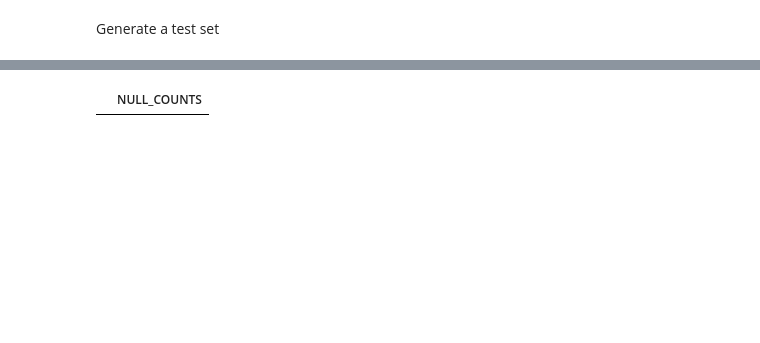
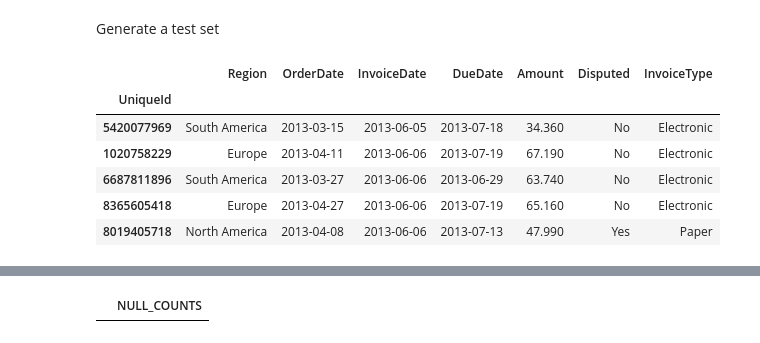
Before and after one commit to behrooz-a/ML_model_predict_delay, a Jupyter notebook: ML_model_predict_delay.ipynb, the cells around one changed output, grey strips where cells are left out. Saved outputs shown, nothing was run; the diff lists cells and outputs as text; code cells hidden in the pictures; blank space fills up the shorter version.

```diff
--- a/ML_model_predict_delay.ipynb
+++ b/ML_model_predict_delay.ipynb
@@ -253,3 +281,17 @@ X_train4=X_train1.to_numpy()
 X_train=np.column_stack((X_train4, X_train2,X_train3))                        #generate the train set feature
 # %% [markdown]
 Generate a test set
+# %%
+# load and prepare the test set and do the same procedure to generate features what has been done for train set
+
+df_test = pd.read_csv("test.csv", index_col=0)
+
+df_test.head()
+# %% [output]
+|  | Region | OrderDate | InvoiceDate | DueDate | Amount | Disputed | InvoiceType |
+| UniqueId |  |  |  |  |  |  |  |
+| 5420077969 | South America | 2013-03-15 | 2013-06-05 | 2013-07-18 | 34.360 | No | Electronic |
+| 1020758229 | Europe | 2013-04-11 | 2013-06-06 | 2013-07-19 | 67.190 | No | Electronic |
+| 6687811896 | South America | 2013-03-27 | 2013-06-06 | 2013-06-29 | 63.740 | No | Electronic |
+| 8365605418 | Europe | 2013-04-27 | 2013-06-06 | 2013-07-19 | 65.160 | No | Electronic |
+| 8019405718 | North America | 2013-04-08 | 2013-06-06 | 2013-07-13 | 47.990 | Yes | Paper |
```
Also changed, not shown: parts of 29 cells of this notebook.
